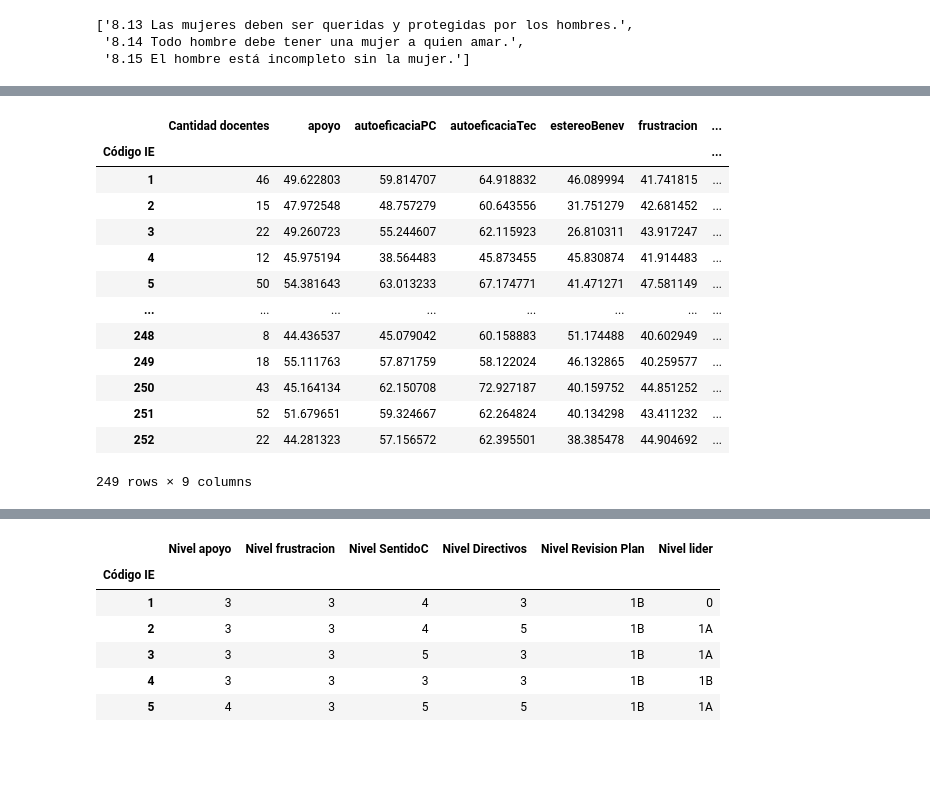
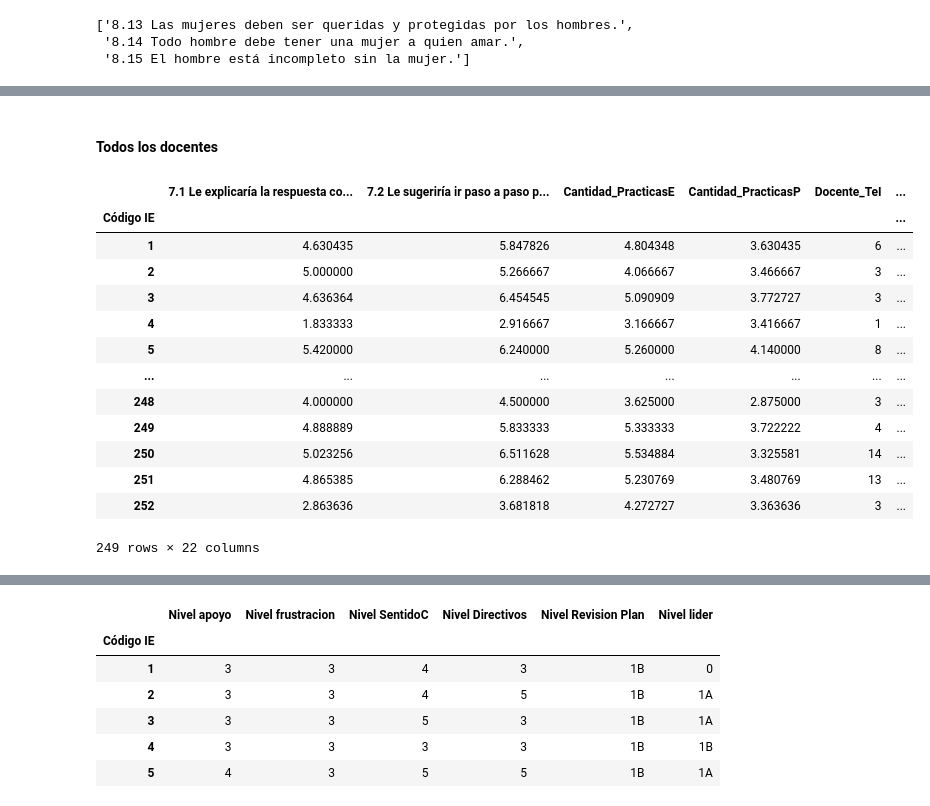
Before and after one commit to Grupo-Informatica-Educativa/CFK2022, a Jupyter notebook: utils/cleaners/Marco_consolidacion/consolidacion_D3.ipynb, the cells around one changed output, grey strips where cells are left out. Drawn from its saved outputs; the diff is of its cells as text; code cells hidden in the pictures; blank space fills up the shorter version.

```diff
--- a/utils/cleaners/Marco_consolidacion/consolidacion_D3.ipynb
+++ b/utils/cleaners/Marco_consolidacion/consolidacion_D3.ipynb
@@ -413,7 +415,7 @@ for k in nombres_escalas:
     assert len(escalas_dict[k]['cols']) == len(escalas_dict[k]['cargas']), f'Hay un error en la longitud de {k}'
     docentes[k] = 100*docentes[escalas_dict[k]['cols']].add(-1).multiply(escalas_dict[k]['cargas']).sum(axis=1)/(4*sum(escalas_dict[k]['cargas']))
 # %%
-doc_escalas = pd.merge(doc, docentes[['N registro']+nombres_escalas])
+doc_escalas = pd.merge(doc, docentes[['N registro','conocimiento']+nombres_escalas+col_errores_conceptuales],on='N registro', suffixes=['_o',""])
 doc_escalas
 # %% [output]
 |  | N registro | Instrumento | Fecha | Política de datos | Código IE | Tipo ID | ID | Email | Edad | ... |
@@ -432,8 +453,15 @@ doc_escalas
 # %%
 doc_escalas[col_practicas_ped] = doc_escalas[col_practicas_ped].fillna(0)
+doc_escalas[col_practicas_eval] = doc_escalas[col_practicas_eval].fillna(0)
 # %%
-doc_escalas['No conocePC']=1*(doc_escalas['Considera importante enseñar el pensamiento computacional desde los primeros niveles educativos']=='No sé qué es el pensamiento computacional.')
-
+doc_escalas['No conocePC']=1*(doc_escalas['Considera importante enseñar el pensamiento computacional desde los primeros niveles educativos'].isin(['No sé qué es el pensamiento computacional.','Nada importante, no creo que se ajuste al plan educativo']))
 doc_escalas['ReconoceImportancia']=1*(doc_escalas['Considera importante enseñar el pensamiento computacional desde los primeros niveles educativos'].isin(['Algo importante, pero solo para los docentes de tecnología', 'Importante para todas las áreas y niveles']))
 doc_escalas['Formado'] = 1*(doc_escalas['Formado CFK']=="Sí")
 doc_escalas['Formado_noI'] = 1*((doc_escalas['Formado CFK']=="Sí")&(doc_escalas['Implementa fichas']=="No"))
+doc_escalas['Docente_TeI'] = 1*(~doc_escalas['¿Cuáles de las siguientes áreas enseña y en qué grado? [Tecnología e informática.]'].isna())
+doc_escalas['Frecuencia_PracticasP']=doc_escalas[col_practicas_ped].mean(axis=1)
+doc_escalas['Cantidad_PracticasP']=doc_escalas[col_practicas_ped].astype(bool).sum(axis=1)
+doc_escalas['Frecuencia_PracticasE']=doc_escalas[col_practicas_eval[1:]].mean(axis=1)
+doc_escalas['Cantidad_PracticasE']=doc_escalas[col_practicas_eval[1:]].astype(bool).sum(axis=1)
+doc_escalas['Err_conceptuales'] = (doc_escalas[col_errores_conceptuales].sum(axis=1))/2
+doc_escalas
@@ -440,10 +497,19 @@ doc_escalas['Formado_noI'] = 1*((doc_escalas['Formado CFK']=="Sí")&(doc_escalas
 # %%
 agg_funcs = dict(zip(nombres_escalas,["mean"]*len(nombres_escalas)))
+agg_funcs['conocimiento'] = 'mean'
 agg_funcs['N registro'] = 'count'
-agg_funcs['Formado'] = 'count'
+agg_funcs['Formado'] = 'sum'
 agg_funcs['No conocePC']='sum'
 agg_funcs['Formado_noI']='sum'
 agg_funcs['ReconoceImportancia']='sum'
+agg_funcs['7.1 Le explicaría la respuesta correcta']='mean'
+agg_funcs['Docente_TeI'] ='sum'
+agg_funcs['Frecuencia_PracticasP']='mean'
+agg_funcs['Cantidad_PracticasP'] = 'mean'
+agg_funcs['Frecuencia_PracticasE']='mean'
+agg_funcs['Cantidad_PracticasE'] = 'mean'
+agg_funcs['7.2 Le sugeriría ir paso a paso por el programa simulando su ejecución'] = 'mean'
+agg_funcs['Err_conceptuales'] = 'mean'
 agg_funcs
 # %% [output]
 {'apoyo': 'mean',
@@ -490,18 +583,20 @@ Name: sentidoComunidad, dtype: float64
+# %% [markdown]
+#### Todos los docentes
 # %%
-doc_d1 = doc_escalas.pivot_table(index=['Código IE'], values=['N registro','No conocePC','Formado','Formado_noI']+nombres_escalas, aggfunc=agg_funcs).rename(columns={'N registro':'Cantidad docentes'})
+doc_d1 = doc_escalas.pivot_table(index=['Código IE'], values=list(agg_funcs.keys()), aggfunc=agg_funcs).rename(columns={'N registro':'Cantidad docentes'})
 doc_d1
 # %% [output]
-|  | Cantidad docentes | apoyo | autoeficaciaPC | autoeficaciaTec | estereoBenev | frustracion | ... |
-| Código IE |  |  |  |  |  |  | ... |
-| 1 | 46 | 49.622803 | 59.814707 | 64.918832 | 46.089994 | 41.741815 | ... |
-| 2 | 15 | 47.972548 | 48.757279 | 60.643556 | 31.751279 | 42.681452 | ... |
-| 3 | 22 | 49.260723 | 55.244607 | 62.115923 | 26.810311 | 43.917247 | ... |
-| 4 | 12 | 45.975194 | 38.564483 | 45.873455 | 45.830874 | 41.914483 | ... |
-| 5 | 50 | 54.381643 | 63.013233 | 67.174771 | 41.471271 | 47.581149 | ... |
-| ... | ... | ... | ... | ... | ... | ... | ... |
-| 248 | 8 | 44.436537 | 45.079042 | 60.158883 | 51.174488 | 40.602949 | ... |
-| 249 | 18 | 55.111763 | 57.871759 | 58.122024 | 46.132865 | 40.259577 | ... |
-| 250 | 43 | 45.164134 | 62.150708 | 72.927187 | 40.159752 | 44.851252 | ... |
-| 251 | 52 | 51.679651 | 59.324667 | 62.264824 | 40.134298 | 43.411232 | ... |
-| 252 | 22 | 44.281323 | 57.156572 | 62.395501 | 38.385478 | 44.904692 | ... |
+|  | 7.1 Le explicaría la respuesta co... | 7.2 Le sugeriría ir paso a paso p... | Cantidad_PracticasE | Cantidad_PracticasP | Docente_TeI | ... |
+| Código IE |  |  |  |  |  | ... |
+| 1 | 4.630435 | 5.847826 | 4.804348 | 3.630435 | 6 | ... |
+| 2 | 5.000000 | 5.266667 | 4.066667 | 3.466667 | 3 | ... |
+| 3 | 4.636364 | 6.454545 | 5.090909 | 3.772727 | 3 | ... |
+| 4 | 1.833333 | 2.916667 | 3.166667 | 3.416667 | 1 | ... |
+| 5 | 5.420000 | 6.240000 | 5.260000 | 4.140000 | 8 | ... |
+| ... | ... | ... | ... | ... | ... | ... |
+| 248 | 4.000000 | 4.500000 | 3.625000 | 2.875000 | 3 | ... |
+| 249 | 4.888889 | 5.833333 | 5.333333 | 3.722222 | 4 | ... |
+| 250 | 5.023256 | 6.511628 | 5.534884 | 3.325581 | 14 | ... |
+| 251 | 4.865385 | 6.288462 | 5.230769 | 3.480769 | 13 | ... |
+| 252 | 2.863636 | 3.681818 | 4.272727 | 3.363636 | 3 | ... |
-249 rows × 9 columns
+249 rows × 22 columns
```
Also changed, not shown: parts of 23 cells of this notebook.
